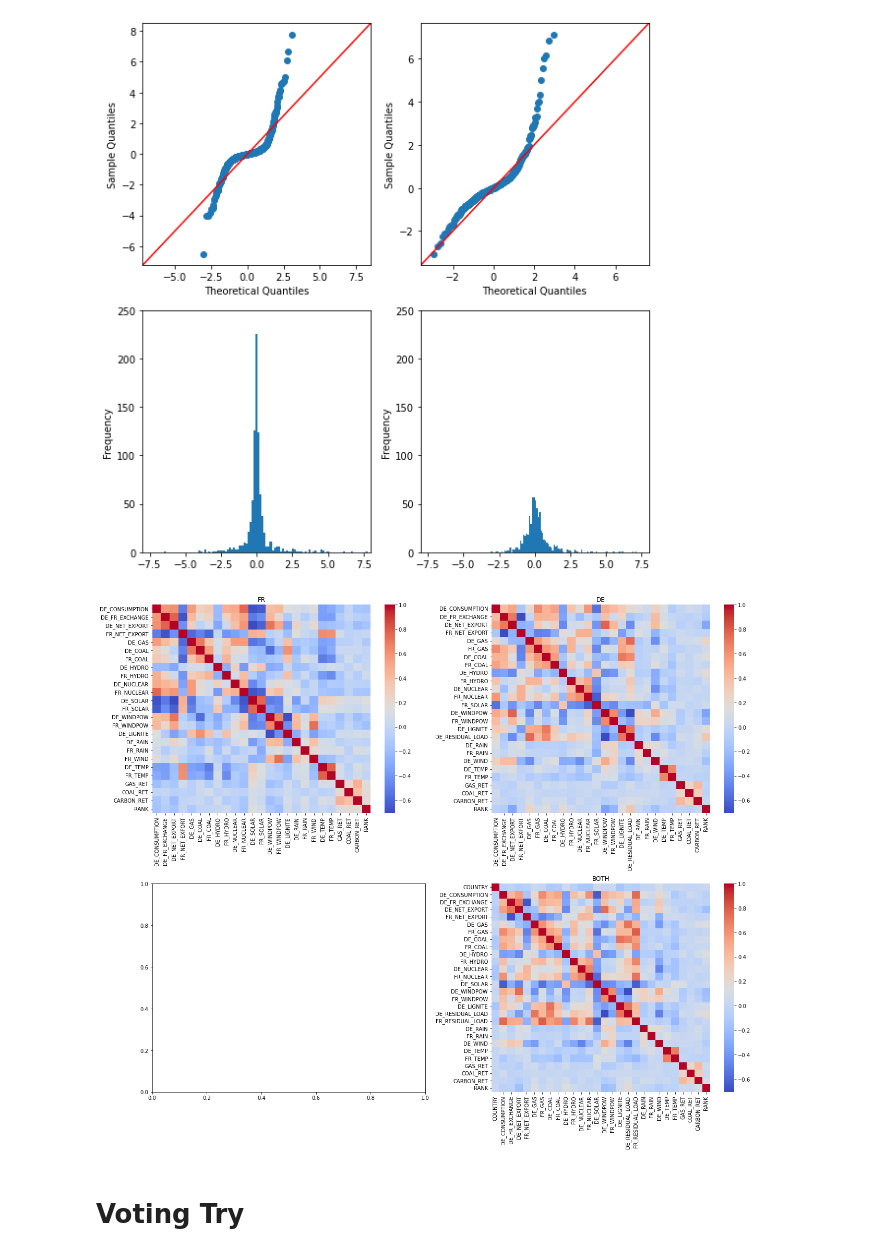
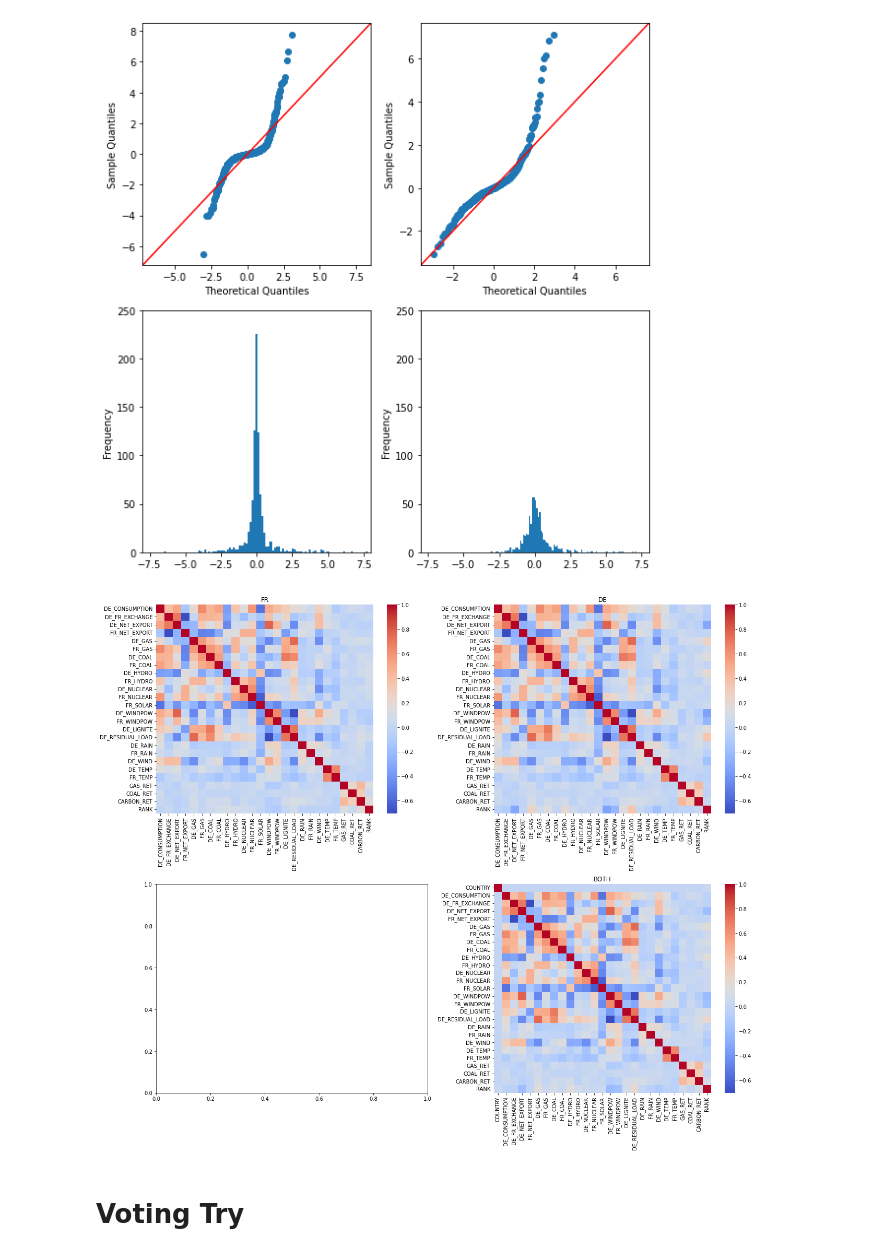
Before and after one commit to chantomkit/QRT2023, a Jupyter notebook: eda.ipynb, the cells around one changed output. Drawn from its saved outputs; the diff is of its cells as text; code cells hidden in the pictures.

```diff
--- a/eda.ipynb
+++ b/eda.ipynb
@@ -227,6 +251,9 @@ feat_selector(fr_single_corr)
 drop_cols_fr = ["FR_CONSUMPTION", "FR_RESIDUAL_LOAD", "FR_GAS", "FR_DE_EXCHANGE", "DE_NET_IMPORT", "FR_NET_IMPORT", "DE_RESIDUAL_LOAD", "DE_WIND"]
 drop_cols_de = ["FR_RESIDUAL_LOAD", "FR_CONSUMPTION", "FR_DE_EXCHANGE", "DE_NET_IMPORT", "FR_NET_IMPORT", "DE_SOLAR", "FR_WIND"]
 drop_cols_both = ["FR_CONSUMPTION", "FR_DE_EXCHANGE", "DE_NET_IMPORT", "FR_NET_IMPORT", "FR_SOLAR", "FR_WIND"]
+# %%
+drop_cols_single = drop_cols_fr
+drop_cols_same = drop_cols_de
 # %%
 fr_target = full_train.loc[full_train.COUNTRY==0,"TARGET"]
 de_target = full_train.loc[full_train.COUNTRY==1,"TARGET"]
@@ -255,11 +282,11 @@ fr and de are statistically significant that they are two different distribution
 [figure]
 # %%
 drop_X_dict = {
-    'fr': drop_cols_fr + ["TARGET", "DAY_ID", "RANK", "COUNTRY"],
-    'de': drop_cols_de + ["TARGET", "DAY_ID", "RANK", "COUNTRY"],
-    'both': drop_cols_both + ["TARGET", "DAY_ID", "RANK"]
+    'fr': drop_cols_same + ["TARGET", "DAY_ID", "RANK", "COUNTRY"],
+    'de': drop_cols_same + ["TARGET", "DAY_ID", "RANK", "COUNTRY"],
+    'both': drop_cols_same + ["TARGET", "DAY_ID", "RANK"]
 }
-ds = RegionalDatasets(fe1_train, dfr=df_single_day, exclude_X_cols_by_region=drop_X_dict, y_col='RANK', valid_ratio=0.2, holdout_ratio=0.2)
+ds = RegionalDatasets(df_same_day, exclude_X_cols_by_region=drop_X_dict, y_col='RANK')
 # ds = RegionalDatasets(fe1_train, exclude_X_cols_by_region=drop_X_dict, y_col='TARGET')
 ds_X_y_dict = ds.to_dict()
 # %%
@@ -274,21 +302,21 @@ ds_test_X_y_dict = ds_test.to_dict()
 # %%
 fig, axs = plt.subplots(2, 2, figsize=(18,15))
 # tmp = ds.dataset_fr.X_train.join(ds.dataset_fr.y_train).join(ds.dataset_fr.dtrain.TARGET)
-tmp = ds.dataset_fr.dfull.drop(drop_cols_fr+["TARGET", 'DAY_ID', 'COUNTRY'], axis=1)
+tmp = ds.dataset_fr.dfull.drop(drop_cols_same+["TARGET", 'DAY_ID', 'COUNTRY'], axis=1)
 ax = sns.heatmap(tmp.corr(method="pearson"), cmap='coolwarm', ax=axs[0][0])
 axs[0][0].set_title("FR")
 
-tmp = ds.dataset_de.dfull.drop(drop_cols_de+["TARGET", 'DAY_ID', 'COUNTRY'], axis=1)
+tmp = ds.dataset_de.dfull.drop(drop_cols_same+["TARGET", 'DAY_ID', 'COUNTRY'], axis=1)
 ax = sns.heatmap(tmp.corr(method="pearson"), cmap='coolwarm', ax=axs[0][1])
 axs[0][1].set_title("DE")
 
-tmp = ds.dataset_full.dfull.drop(drop_cols_both+["TARGET", 'DAY_ID'], axis=1)
+tmp = ds.dataset_full.dfull.drop(drop_cols_same+["TARGET", 'DAY_ID'], axis=1)
 ax = sns.heatmap(tmp.corr(method="pearson"), cmap='coolwarm', ax=axs[1][1])
 axs[1][1].set_title("BOTH")
 fig.tight_layout()
 plt.show()
 # %% [output]
-[figure, old version]
+[figure, new version]
 # %% [markdown]
 # Voting Try
 # %%
```
Also changed, not shown: parts of 24 cells of this notebook, 1 other file.
